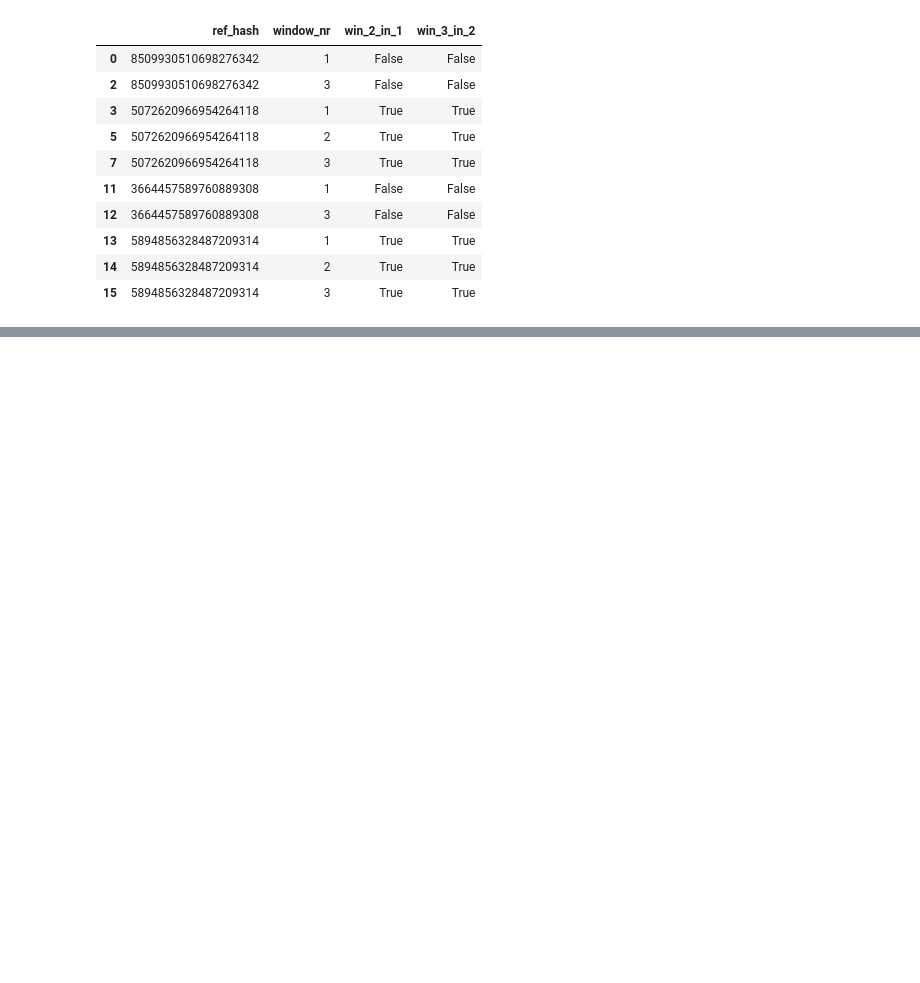
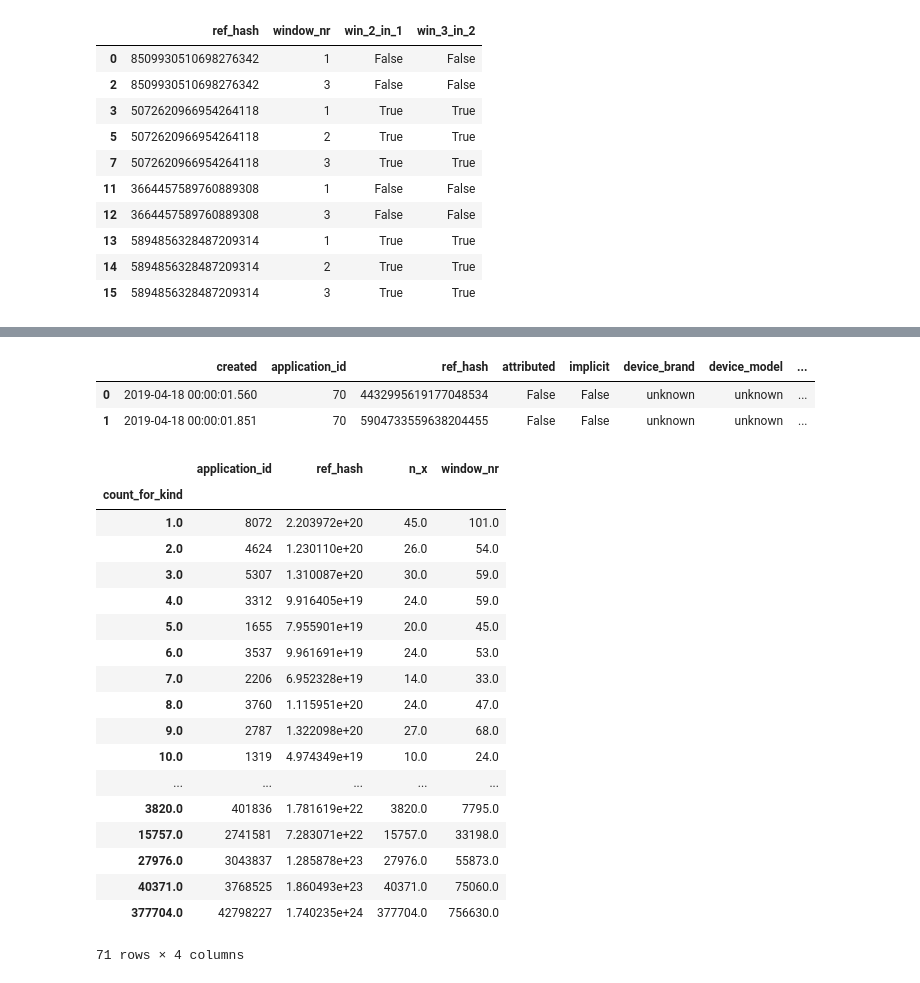
Before and after one commit to gatti2602/7506-datos, a Jupyter notebook: tp2/Lucas/xgboost-model-installs.ipynb, the cells around one changed output, grey strips where cells are left out. Saved outputs shown, nothing was run; the diff lists cells and outputs as text; code cells hidden in the pictures; blank space fills up the shorter version.

Commit message:
up readme, agrego feat # segun tipo p ref_hash

```diff
--- a/tp2/Lucas/xgboost-model-installs.ipynb
+++ b/tp2/Lucas/xgboost-model-installs.ipynb
@@ -342,0 +342,7 @@ tmp3.head()
+# %%
+kind_count = installs.groupby('kind').sum().reset_index()[['kind','n']]
+# %%
+inst_kind = installs
+# %%
+inst_kind2 = inst_kind.merge(kind_count,how='inner',on='kind')
+inst_kind2.head()
@@ -343,3 +356,32 @@ tmp3.head()
+# %%
+inst_kind = inst_kind2.rename(columns={"n_y":"count_for_kind"})
+inst_kind.head(2)
+# %% [output]
+|  | created | application_id | ref_hash | attributed | implicit | device_brand | device_model | ... |
+| 0 | 2019-04-18 00:00:01.560 | 70 | 4432995619177048534 | False | False | unknown | unknown | ... |
+| 1 | 2019-04-18 00:00:01.851 | 70 | 5904733559638204455 | False | False | unknown | unknown | ... |
+# %%
+inst_kind_train = inst_kind[[]]
+# %% [output]
+|  | application_id | ref_hash | n_x | window_nr |
+| count_for_kind |  |  |  |  |
+| 1.0 | 8072 | 2.203972e+20 | 45.0 | 101.0 |
+| 2.0 | 4624 | 1.230110e+20 | 26.0 | 54.0 |
+| 3.0 | 5307 | 1.310087e+20 | 30.0 | 59.0 |
+| 4.0 | 3312 | 9.916405e+19 | 24.0 | 59.0 |
+| 5.0 | 1655 | 7.955901e+19 | 20.0 | 45.0 |
+| 6.0 | 3537 | 9.961691e+19 | 24.0 | 53.0 |
+| 7.0 | 2206 | 6.952328e+19 | 14.0 | 33.0 |
+| 8.0 | 3760 | 1.115951e+20 | 24.0 | 47.0 |
+| 9.0 | 2787 | 1.322098e+20 | 27.0 | 68.0 |
+| 10.0 | 1319 | 4.974349e+19 | 10.0 | 24.0 |
+| ... | ... | ... | ... | ... |
+| 3820.0 | 401836 | 1.781619e+22 | 3820.0 | 7795.0 |
+| 15757.0 | 2741581 | 7.283071e+22 | 15757.0 | 33198.0 |
+| 27976.0 | 3043837 | 1.285878e+23 | 27976.0 | 55873.0 |
+| 40371.0 | 3768525 | 1.860493e+23 | 40371.0 | 75060.0 |
+| 377704.0 | 42798227 | 1.740235e+24 | 377704.0 | 756630.0 |
+71 rows × 4 columns
 # %%
 #Agregamos features
 columns_to_xgboost = ['ref_hash','source_id'\
```
Also changed, not shown: parts of 4 cells of this notebook, 1 other file.
